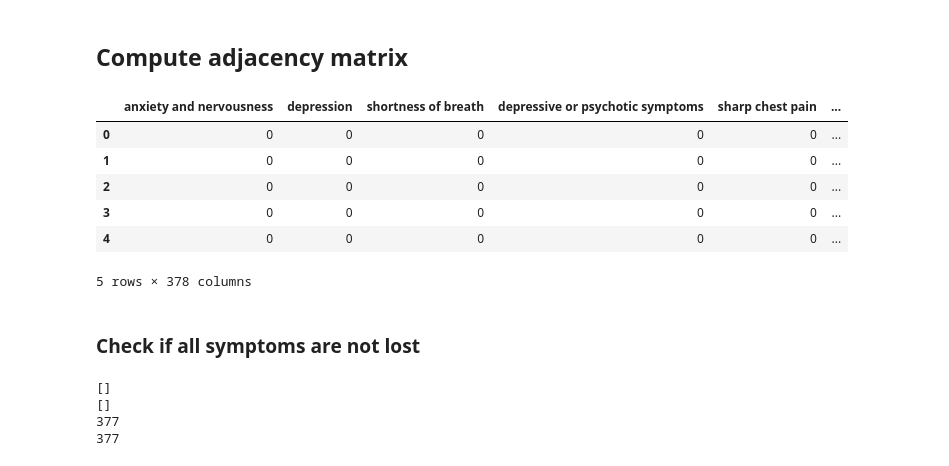
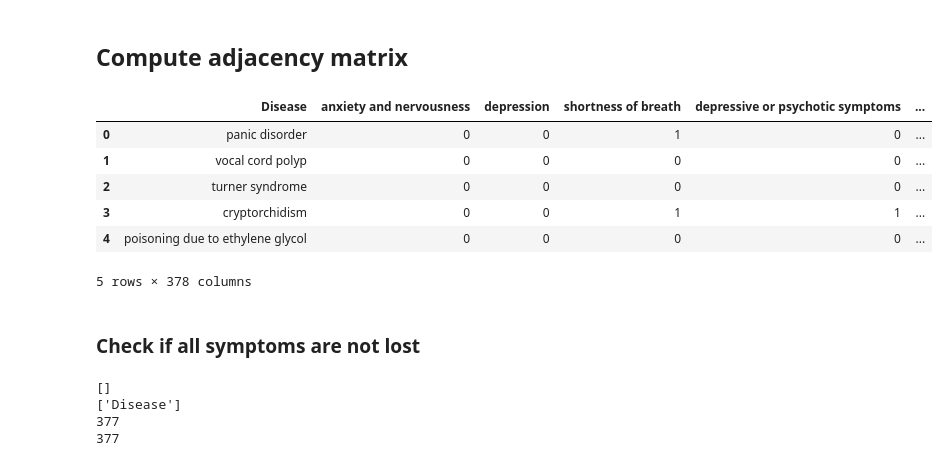
Before and after one commit to DavideLigari/disease-prediction, a Jupyter notebook: code/dataset_cleaning.ipynb, the cells around one changed output. Drawn from its saved outputs; the diff is of its cells as text; code cells hidden in the pictures.

Commit message:
refactored adjacency matrix

```diff
--- a/code/dataset_cleaning.ipynb
+++ b/code/dataset_cleaning.ipynb
@@ -9,7 +9,7 @@ import pandas as pd
 import numpy as np
 
 patients = pd.read_csv("../dataset/large_dataset.csv")
-patients.rename(columns={"diseases": "disease"}, inplace=True)
+patients.rename(columns={"diseases": "Disease"}, inplace=True)
 patients.info()
 
 symptoms = patients.columns
@@ -47,9 +47,9 @@ patients.sample(15).sort_values('disease').reset_index(drop=True).style.backgrou
 # %% [markdown]
 ## One-hot encoding
 # %%
-patients_diseases = patients["disease"].values.tolist()
-diseases_list = patients["disease"].unique()
-pd.DataFrame(diseases_list, columns=["disease"]).to_csv("../dataset/diseases.csv",index=False)
+patients_diseases = patients["Disease"].values.tolist()
+diseases_list = patients["Disease"].unique()
+pd.DataFrame(diseases_list, columns=["Disease"]).to_csv("../dataset/diseases.csv",index=False)
 
 # Create a dictionary mapping each unique disease name to a unique numerical label
 label_mapping = {disease: label for label, disease in enumerate(set(diseases_list))}
@@ -58,10 +58,10 @@ label_mapping = {disease: label for label, disease in enumerate(set(diseases_lis
 diseases_labels = [label_mapping[disease] for disease in patients_diseases]
 
 # Add the 'Disease' column to the new DataFrame
-patients.drop("disease", axis=1, inplace=True)
-patients["Disease"] = diseases_labels
+patients_with_labels = patients.copy()
+patients_with_labels["Disease"] = diseases_labels
 
-patients.to_csv("../dataset/large_one_hot_encoding.csv", index=False)
+patients_with_labels.to_csv("../dataset/large_one_hot_encoding.csv", index=False)
 # %% [markdown]
 # Class balance check
 # %%
@@ -88,23 +88,23 @@ np.savez_compressed("../code/prediction_model/features/symptoms.npz", X = tmp[:,
 # %%
 adjacency_matrix = patients.groupby("Disease").sum()
 
 adjacency_matrix = adjacency_matrix.reset_index()
 adjacency_matrix = adjacency_matrix.drop(["Disease"], axis=1)
 
 adjacency_matrix = adjacency_matrix.apply(
     lambda x: x.map(lambda val: 1 if val != 0 else 0)
 )
-adjacency_matrix["Disease"] = patients["Disease"].unique()
+adjacency_matrix.insert(0, "Disease", patients["Disease"].unique())
 
 adjacency_matrix.to_csv("../dataset/large_adjacency_matrix.csv", index=False)
 adjacency_matrix.head()
 # %% [output]
-|  | anxiety and nervousness | depression | shortness of breath | depressive or psychotic symptoms | sharp chest pain | ... |
-| 0 | 0 | 0 | 0 | 0 | 0 | ... |
-| 1 | 0 | 0 | 0 | 0 | 0 | ... |
-| 2 | 0 | 0 | 0 | 0 | 0 | ... |
-| 3 | 0 | 0 | 0 | 0 | 0 | ... |
-| 4 | 0 | 0 | 0 | 0 | 0 | ... |
+|  | Disease | anxiety and nervousness | depression | shortness of breath | depressive or psychotic symptoms | ... |
+| 0 | panic disorder | 0 | 0 | 1 | 0 | ... |
+| 1 | vocal cord polyp | 0 | 0 | 0 | 0 | ... |
+| 2 | turner syndrome | 0 | 0 | 0 | 0 | ... |
+| 3 | cryptorchidism | 0 | 0 | 1 | 1 | ... |
+| 4 | poisoning due to ethylene glycol | 0 | 0 | 0 | 0 | ... |
 5 rows × 378 columns
 # %% [markdown]
 ### Check if all symptoms are not lost
@@ -121,6 +121,6 @@ print(len(columns))
 print(len(symptoms))
 # %% [output]
 []
-[]
+['Disease']
 377
 377
```
Also changed, not shown: parts of 4 cells of this notebook.
